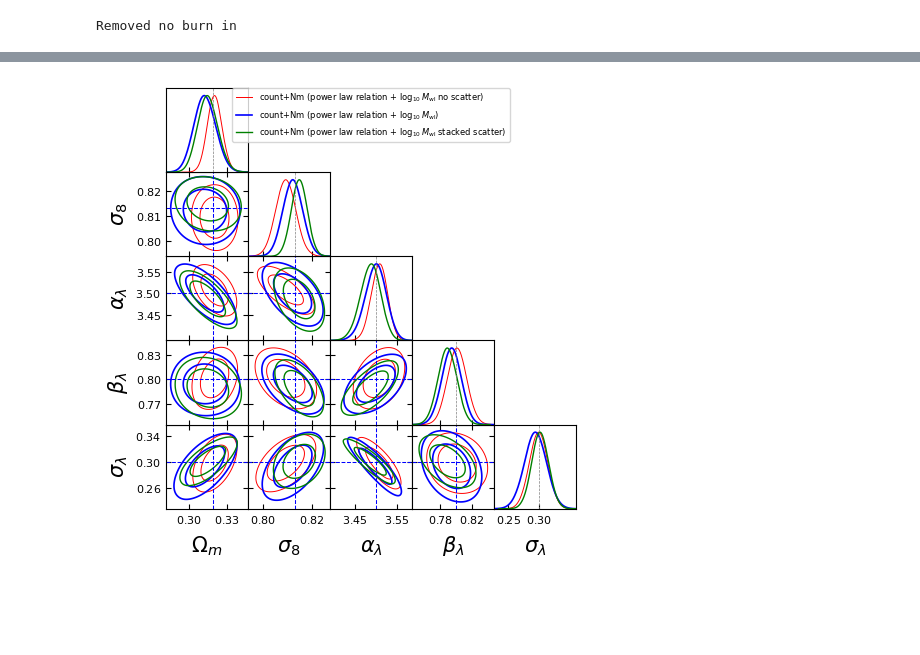
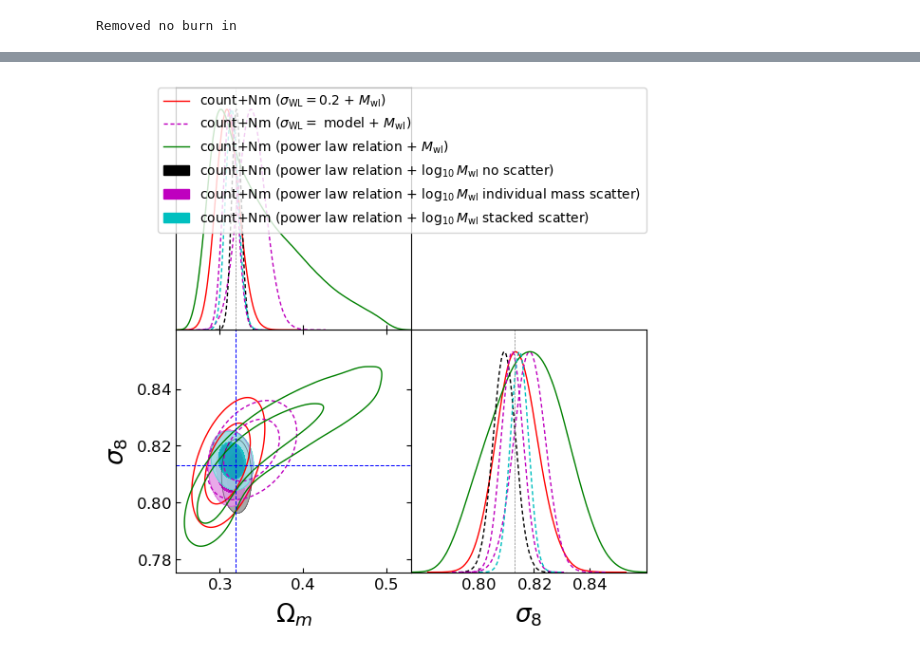
Before and after one commit to calumhrmurray/capish, a Jupyter notebook: validation_capish/5params_impact_theory_sigmaMwl.ipynb, the cells around one changed output, grey strips where cells are left out. Cells and saved outputs as stored; diff of their text form; code cells hidden in the pictures; blank space fills up the shorter version.

```diff
--- a/validation_capish/5params_impact_theory_sigmaMwl.ipynb
+++ b/validation_capish/5params_impact_theory_sigmaMwl.ipynb
@@ -67,7 +80,7 @@ t = np.load(path.format('count_Nm'), allow_pickle = True)
 N_Nm_power_law_log10Mwl = MCSamples(samples=t[n_cut:],names = names,
                     labels = labels,
                      settings=settings,
-                     label=r'count+Nm (power law relation + $\log_{10}M_{\rm wl}$)')
+                     label=r'count+Nm (power law relation + $\log_{10}M_{\rm wl}$ individual mass scatter)')
 # %% [output]
 Removed no burn in
 # %%
@@ -95,7 +126,7 @@ Removed no burn in
 t = np.load(path.format('count_Nm'), allow_pickle = True)
 # %%
 params_fid=[0.319,0.813,-9.348,0.75,0.3]
-params_fid=[0.319,0.813,3.5,0.8,0.3]
+#params_fid=[0.319,0.813,3.5,0.8,0.3]
 # %%
 markers={f'{i+1}':params_fid[i] for i in range(len(params_fid))}
 # %%
@@ -105,23 +182,23 @@ markers
 # %%
-g = plots.get_subplot_plotter(subplot_size=1)
+g = plots.get_subplot_plotter(subplot_size=3)
 g.settings.lab_fontsize = 20
 g.settings.legend_fontsize = 11
 g.settings.axes_fontsize = 13
 marker_args = {'lw':0.75, 'markersize':0.75, 'ls':'--','color':'b'}
 range_ = {'1':[2.5,4], '2':[-2,2], '3':[1,4], '4':[0.1,1.2],'5':[-1.5,1.5], '6':[-0.5,0.5], }
 g.triangle_plot(
-                #[N_Nm, N_Nm_theory_sigmaMwl,N_Nm_power_law,
-                 [N_Nm_power_law_log10Mwl_no_scatter,N_Nm_power_law_log10Mwl , N_Nm_power_law_log10Mwl_stacked_scatter],
+                [N_Nm, N_Nm_theory_sigmaMwl,N_Nm_power_law,
+                 N_Nm_power_law_log10Mwl_no_scatter,N_Nm_power_law_log10Mwl , N_Nm_power_law_log10Mwl_stacked_scatter],
                 #[N_Nm_power_law_log10Mwl_no_scatter],
-                filled=[False, False, False, False, False],
-                contour_colors = ['r', 'b', 'g', 'k', 'm', 'k' ],
-                contour_ls=['-','-','-', '--', '--'],
-                contour_lws=[0.7,1.2,1,1,2],shaded=False,
+                filled=[False, False, False, True,True,True],
+                contour_colors = ['r', 'm', 'g', 'k', 'm', 'c' ],
+                contour_ls=['-','--','-', '--', '--','--',],
+                contour_lws=1,shaded=False,
                 legend_fontsize = 10,
-                params=['1','2','3','4','5'],
+                params=['1','2'],
                 markers=markers,
                 fine_bins = 5,
                 marker_args = marker_args)
 #plt.savefig(f'mcmc_SBI.png', dpi = 300)
 # %% [output]
-[figure, old version]
+[figure, new version]
```
Also changed, not shown: parts of 6 cells of this notebook, 2 other files.
